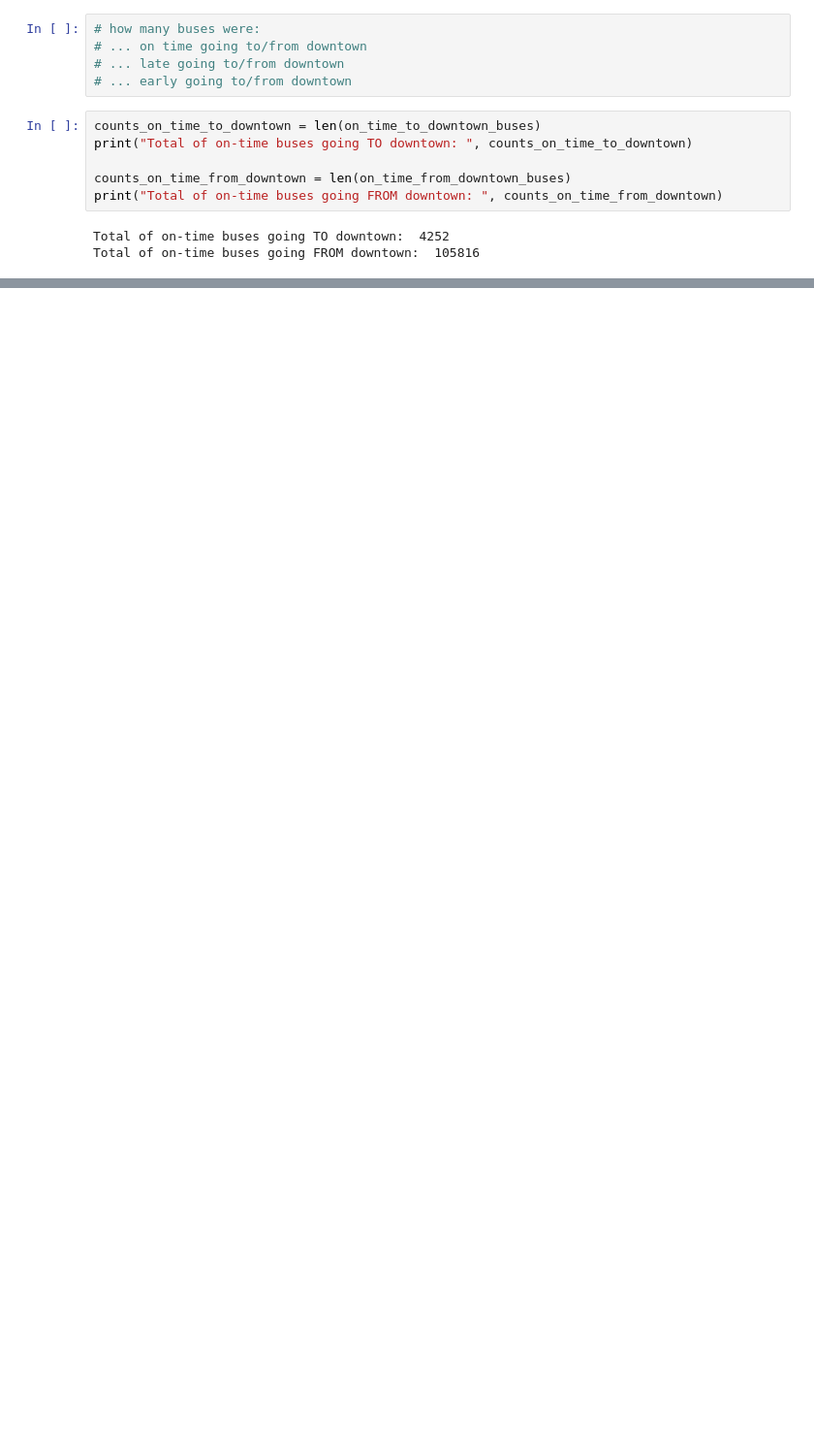
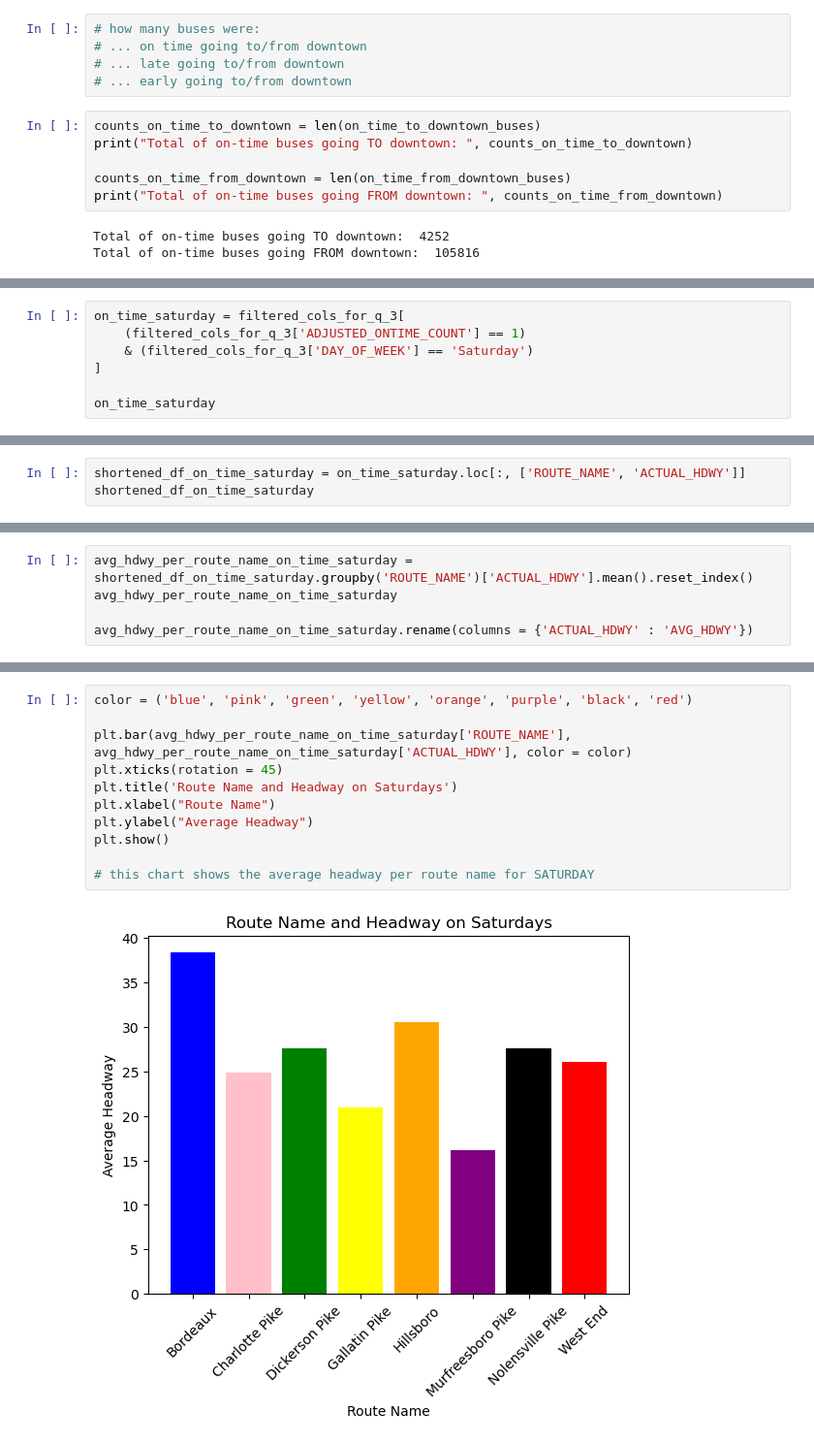
Before and after one commit to NSS-Data-Analytics-Cohort-11/wego-the-brotherhood-of-steel, a Jupyter notebook: notebooks/WeGo Project.ipynb, the cells around one changed output, grey strips where cells are left out. Shown at 97% size. Cells and saved outputs as stored; diff of their text form; blank space fills up the shorter version.

```diff
--- a/notebooks/WeGo Project.ipynb
+++ b/notebooks/WeGo Project.ipynb
@@ -308,0 +990,7 @@ Total of on-time buses going FROM downtown:  105816
+# %%
+on_time_saturday = filtered_cols_for_q_3[
+    (filtered_cols_for_q_3['ADJUSTED_ONTIME_COUNT'] == 1)
+    & (filtered_cols_for_q_3['DAY_OF_WEEK'] == 'Saturday')
+]
+
+on_time_saturday
@@ -308,0 +1011,3 @@ Total of on-time buses going FROM downtown:  105816
+# %%
+shortened_df_on_time_saturday = on_time_saturday.loc[:, ['ROUTE_NAME', 'ACTUAL_HDWY']]
+shortened_df_on_time_saturday
@@ -308,0 +1028,5 @@ Total of on-time buses going FROM downtown:  105816
+# %%
+avg_hdwy_per_route_name_on_time_saturday = shortened_df_on_time_saturday.groupby('ROUTE_NAME')['ACTUAL_HDWY'].mean().reset_index()
+avg_hdwy_per_route_name_on_time_saturday
+
+avg_hdwy_per_route_name_on_time_saturday.rename(columns = {'ACTUAL_HDWY' : 'AVG_HDWY'})
@@ -308,0 +1043,13 @@ Total of on-time buses going FROM downtown:  105816
+# %%
+color = ('blue', 'pink', 'green', 'yellow', 'orange', 'purple', 'black', 'red')
+
+plt.bar(avg_hdwy_per_route_name_on_time_saturday['ROUTE_NAME'], avg_hdwy_per_route_name_on_time_saturday['ACTUAL_HDWY'], color = color)
+plt.xticks(rotation = 45)
+plt.title('Route Name and Headway on Saturdays')
+plt.xlabel("Route Name")
+plt.ylabel("Average Headway")
+plt.show()
+
+# this chart shows the average headway per route name for SATURDAY
+# %% [output]
+[figure, added]
```
Also changed, not shown: parts of 72 cells of this notebook, 3 other files.
